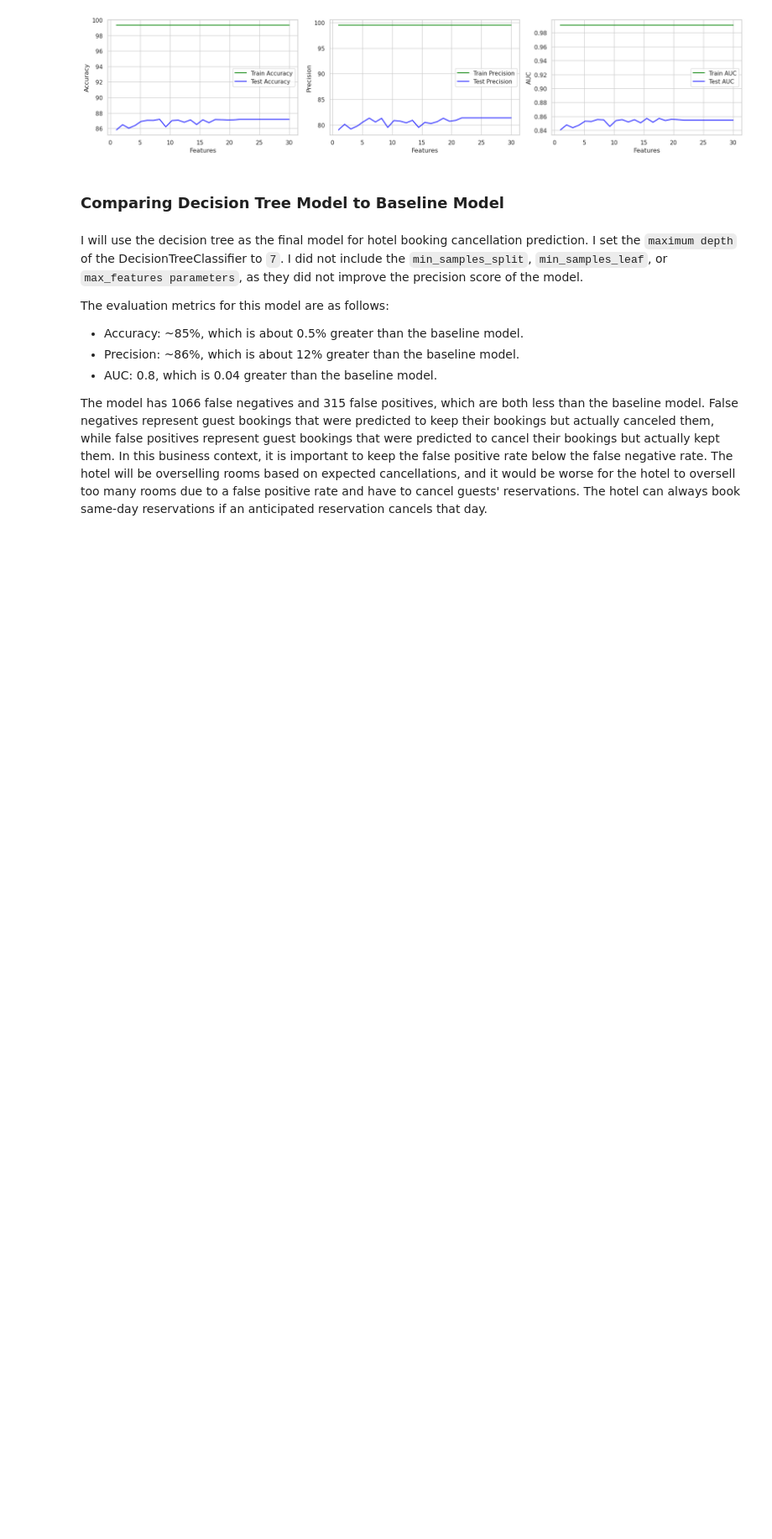
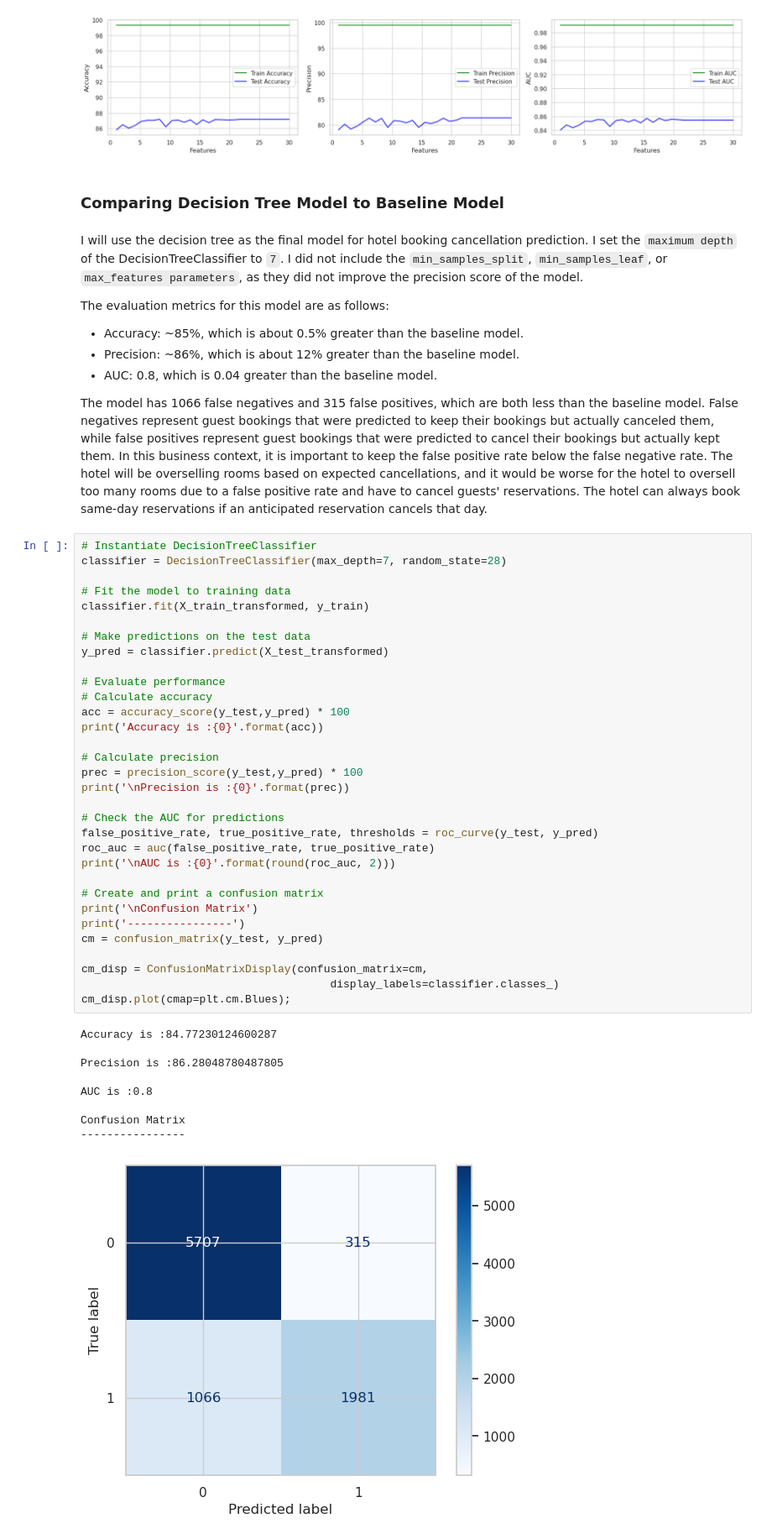
Before and after one commit to kev065/hotel-booking-cancellation-prediction, a Jupyter notebook: index.ipynb, the cells around one changed output. Shown at 84% size. Drawn from its saved outputs; the diff is of its cells as text; blank space fills up the shorter version.

Commit message:
Implement and evaluate DecisionTreeClassifier with max depth of 7
- Instantiate and train DecisionTreeClassifier on transformed training data.
- Make predictions on the test data and evaluate performance.
- Calculate and print accuracy, precision, and AUC metrics.
- Generate and display confusion matrix for further analysis.

```diff
--- a/index.ipynb
+++ b/index.ipynb
@@ -901,3 +901,45 @@ The evaluation metrics for this model are as follows:
 - AUC: 0.8, which is 0.04 greater than the baseline model.
 
 The model has 1066 false negatives and 315 false positives, which are both less than the baseline model. False negatives represent guest bookings that were predicted to keep their bookings but actually canceled them, while false positives represent guest bookings that were predicted to cancel their bookings but actually kept them. In this business context, it is important to keep the false positive rate below the false negative rate. The hotel will be overselling rooms based on expected cancellations, and it would be worse for the hotel to oversell too many rooms due to a false positive rate and have to cancel guests' reservations. The hotel can always book same-day reservations if an anticipated reservation cancels that day.
+# %%
+# Instantiate DecisionTreeClassifier
+classifier = DecisionTreeClassifier(max_depth=7, random_state=28)
+
+# Fit the model to training data
+classifier.fit(X_train_transformed, y_train)
+
+# Make predictions on the test data
+y_pred = classifier.predict(X_test_transformed)
+
+# Evaluate performance
+# Calculate accuracy
+acc = accuracy_score(y_test,y_pred) * 100
+print('Accuracy is :{0}'.format(acc))
+
+# Calculate precision
+prec = precision_score(y_test,y_pred) * 100
+print('\nPrecision is :{0}'.format(prec))
+
+# Check the AUC for predictions
+false_positive_rate, true_positive_rate, thresholds = roc_curve(y_test, y_pred)
+roc_auc = auc(false_positive_rate, true_positive_rate)
+print('\nAUC is :{0}'.format(round(roc_auc, 2)))
+
+# Create and print a confusion matrix
+print('\nConfusion Matrix')
+print('----------------')
+cm = confusion_matrix(y_test, y_pred)
+
+cm_disp = ConfusionMatrixDisplay(confusion_matrix=cm,
+                                      display_labels=classifier.classes_)
+cm_disp.plot(cmap=plt.cm.Blues);
+# %% [output]
+Accuracy is :84.77230124600287
+
+Precision is :86.28048780487805
+
+AUC is :0.8
+
+Confusion Matrix
+----------------
+[figure, added]
```
